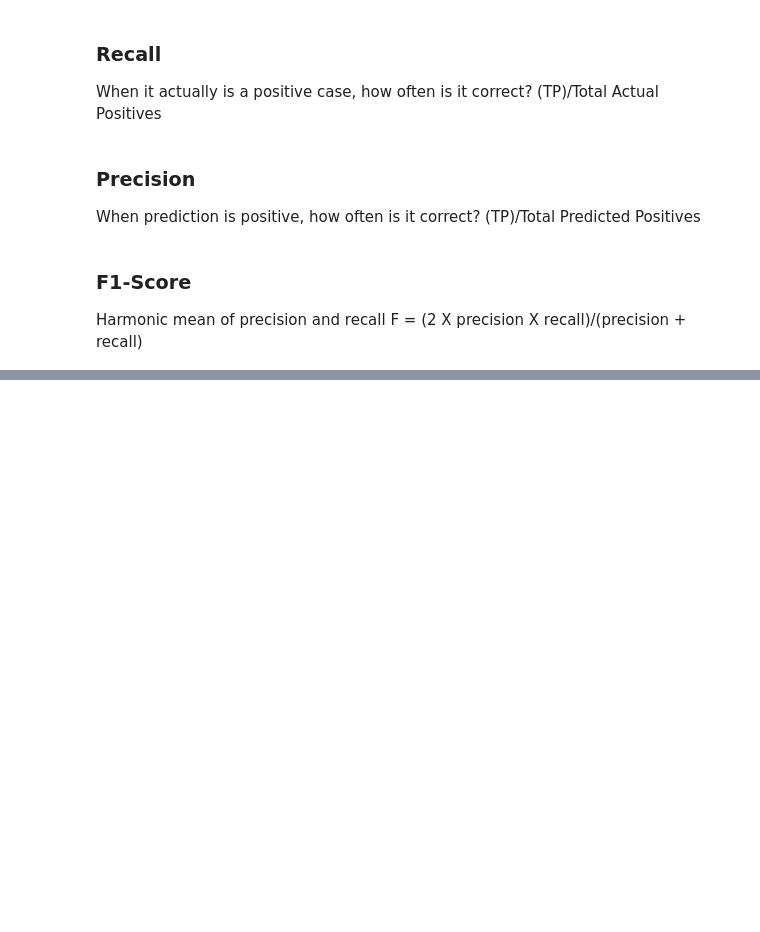
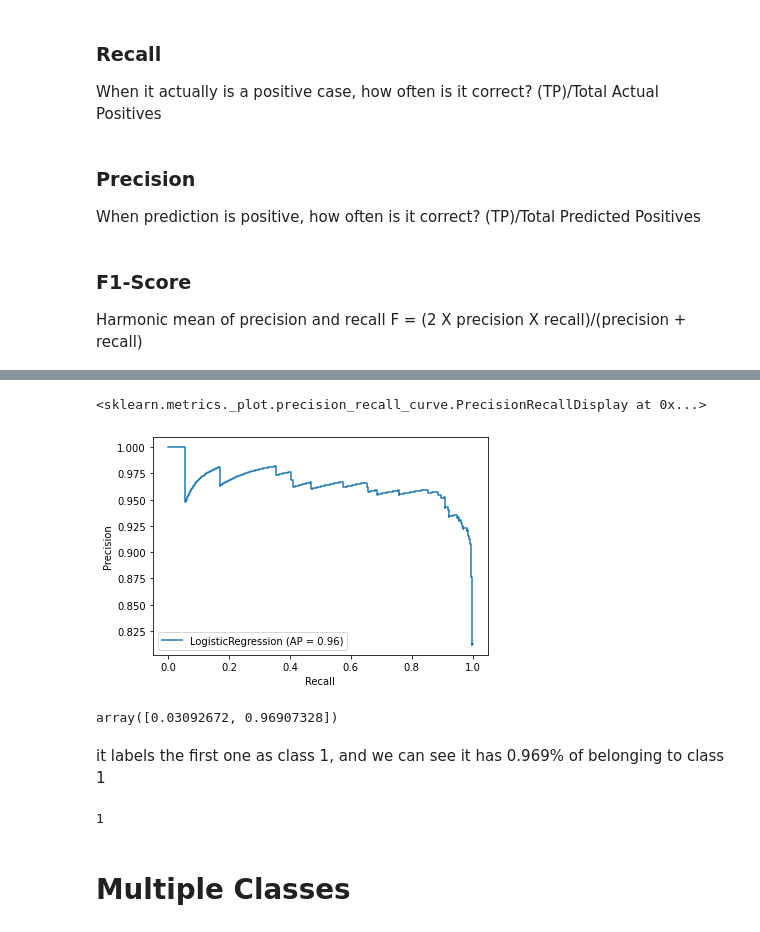
Before and after one commit to Daniel-Aguila/MLandDS, a Jupyter notebook: LogisticRegression.ipynb, the cells around one changed output, grey strips where cells are left out. Saved outputs shown, nothing was run; the diff lists cells and outputs as text; code cells hidden in the pictures; blank space fills up the shorter version.

```diff
--- a/LogisticRegression.ipynb
+++ b/LogisticRegression.ipynb
@@ -128,0 +189,18 @@ Harmonic mean of precision and recall F = (2 X precision X recall)/(precision +
+# %%
+plot_precision_recall_curve(log_model,scaled_X_test,y_test)
+# %% [output]
+<sklearn.metrics._plot.precision_recall_curve.PrecisionRecallDisplay at 0x...>
+[figure, added]
+# %%
+log_model.predict_proba(scaled_X_test)[0]
+#gives you the probabilities of belonging to the classes
+# %% [output]
+array([0.03092672, 0.96907328])
+# %% [markdown]
+it labels the first one as class 1, and we can see it has 0.969% of belonging to class 1
+# %%
+y_test[0]
+# %% [output]
+1
+# %% [markdown]
+<h1>Multiple Classes</h1>
```
Also changed, not shown: parts of 42 cells of this notebook.
